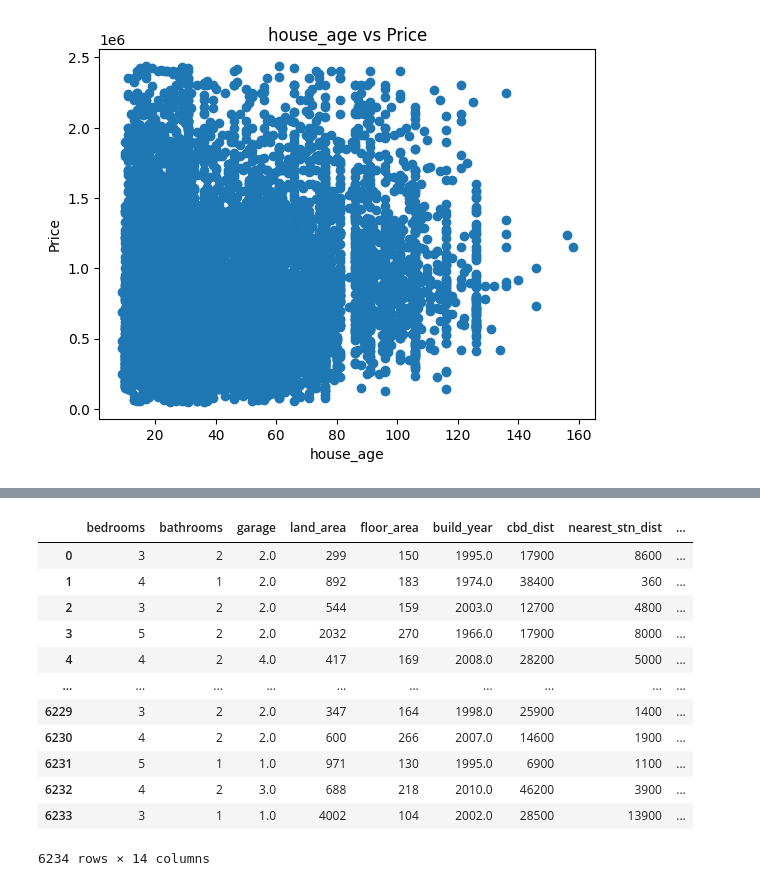
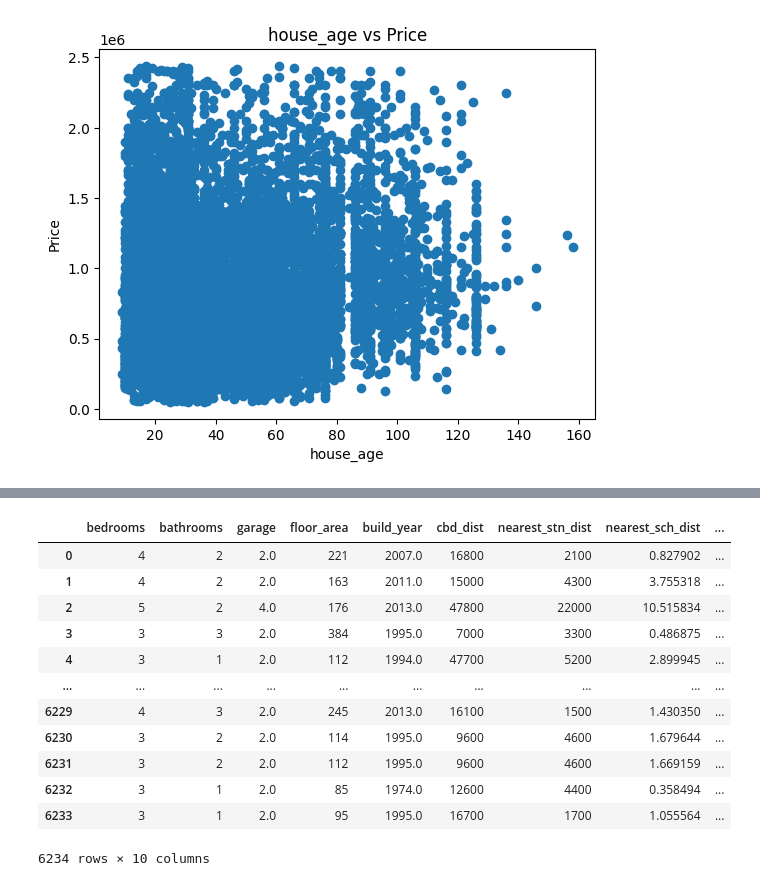
Before and after one commit to shreyansdjp/housing-prediction, a Jupyter notebook: multivariate-regression.ipynb, the cells around one changed output, grey strips where cells are left out. Drawn from its saved outputs; the diff is of its cells as text; code cells hidden in the pictures.

```diff
--- a/multivariate-regression.ipynb
+++ b/multivariate-regression.ipynb
@@ -62,6 +79,6 @@ df["date_sold"] = pd.to_datetime(df["date_sold"]).dt.year
 # %%
 training_df = df.sample(frac=0.8, random_state=42).reset_index(drop=True)
-test_df = df.sample(frac=0.2, random_state=42).reset_index(drop=True)
+test_df = df.drop(training_df.index).reset_index(drop=True)
 # %%
 y = training_df["price"].to_numpy()
 prediction_col_data = [
@@ -145,39 +156,56 @@ house_age: -29721.533770437352
 # %%
 y_pred = test_df
 prediction = (
     intercept
     + bedrooms * test_df["bedrooms"]
     + bathrooms * test_df["bathrooms"]
     + garage * test_df["garage"]
-    + land_area * test_df["land_area"]
+    # + land_area * test_df["land_area"]
     + floor_area * test_df["floor_area"]
     + build_year * test_df["build_year"]
     + cbd_dist * test_df["cbd_dist"]
     + nearest_stn_dist * test_df["nearest_stn_dist"]
-    + date_sold * test_df["date_sold"]
-    + postcode * test_df["postcode"]
+    # + date_sold * test_df["date_sold"]
+    # + postcode * test_df["postcode"]
     + nearest_sch_dist * test_df["nearest_sch_dist"]
-    + house_age * test_df["house_age"]
+    # + house_age * test_df["house_age"]
 )
 final_df = pd.concat(
     [test_df, pd.DataFrame(prediction.round(1), columns=["predicted_price"])],
     axis=1,
 )
-final_df[["bedrooms", "bathrooms", "garage", "land_area", "floor_area", "build_year", "cbd_dist", "nearest_stn_dist", "date_sold", "postcode", "nearest_sch_dist", "house_age", "price", "predicted_price"]]
+final_df[
+    [
+        "bedrooms",
+        "bathrooms",
+        "garage",
+        # "land_area",
+        "floor_area",
+        "build_year",
+        "cbd_dist",
+        "nearest_stn_dist",
+        # "date_sold",
+        # "postcode",
+        "nearest_sch_dist",
+        # "house_age",
+        "price",
+        "predicted_price",
+    ]
+]
 # %% [output]
-|  | bedrooms | bathrooms | garage | land_area | floor_area | build_year | cbd_dist | nearest_stn_dist | ... |
-| 0 | 3 | 2 | 2.0 | 299 | 150 | 1995.0 | 17900 | 8600 | ... |
-| 1 | 4 | 1 | 2.0 | 892 | 183 | 1974.0 | 38400 | 360 | ... |
-| 2 | 3 | 2 | 2.0 | 544 | 159 | 2003.0 | 12700 | 4800 | ... |
-| 3 | 5 | 2 | 2.0 | 2032 | 270 | 1966.0 | 17900 | 8000 | ... |
-| 4 | 4 | 2 | 4.0 | 417 | 169 | 2008.0 | 28200 | 5000 | ... |
+|  | bedrooms | bathrooms | garage | floor_area | build_year | cbd_dist | nearest_stn_dist | nearest_sch_dist | ... |
+| 0 | 4 | 2 | 2.0 | 221 | 2007.0 | 16800 | 2100 | 0.827902 | ... |
+| 1 | 4 | 2 | 2.0 | 163 | 2011.0 | 15000 | 4300 | 3.755318 | ... |
+| 2 | 5 | 2 | 4.0 | 176 | 2013.0 | 47800 | 22000 | 10.515834 | ... |
+| 3 | 3 | 3 | 2.0 | 384 | 1995.0 | 7000 | 3300 | 0.486875 | ... |
+| 4 | 3 | 1 | 2.0 | 112 | 1994.0 | 47700 | 5200 | 2.899945 | ... |
 | ... | ... | ... | ... | ... | ... | ... | ... | ... | ... |
-| 6229 | 3 | 2 | 2.0 | 347 | 164 | 1998.0 | 25900 | 1400 | ... |
-| 6230 | 4 | 2 | 2.0 | 600 | 266 | 2007.0 | 14600 | 1900 | ... |
-| 6231 | 5 | 1 | 1.0 | 971 | 130 | 1995.0 | 6900 | 1100 | ... |
-| 6232 | 4 | 2 | 3.0 | 688 | 218 | 2010.0 | 46200 | 3900 | ... |
-| 6233 | 3 | 1 | 1.0 | 4002 | 104 | 2002.0 | 28500 | 13900 | ... |
+| 6229 | 4 | 3 | 2.0 | 245 | 2013.0 | 16100 | 1500 | 1.430350 | ... |
+| 6230 | 3 | 2 | 2.0 | 114 | 1995.0 | 9600 | 4600 | 1.679644 | ... |
+| 6231 | 3 | 2 | 2.0 | 112 | 1995.0 | 9600 | 4600 | 1.669159 | ... |
+| 6232 | 3 | 1 | 2.0 | 85 | 1974.0 | 12600 | 4400 | 0.358494 | ... |
+| 6233 | 3 | 1 | 2.0 | 95 | 1995.0 | 16700 | 1700 | 1.055564 | ... |
-6234 rows × 14 columns
+6234 rows × 10 columns
 # %%
 error = (final_df["price"] - final_df["predicted_price"]).abs()
 error = ( error / final_df['price'] ) * 100
```
Also changed, not shown: parts of 4 cells of this notebook.
